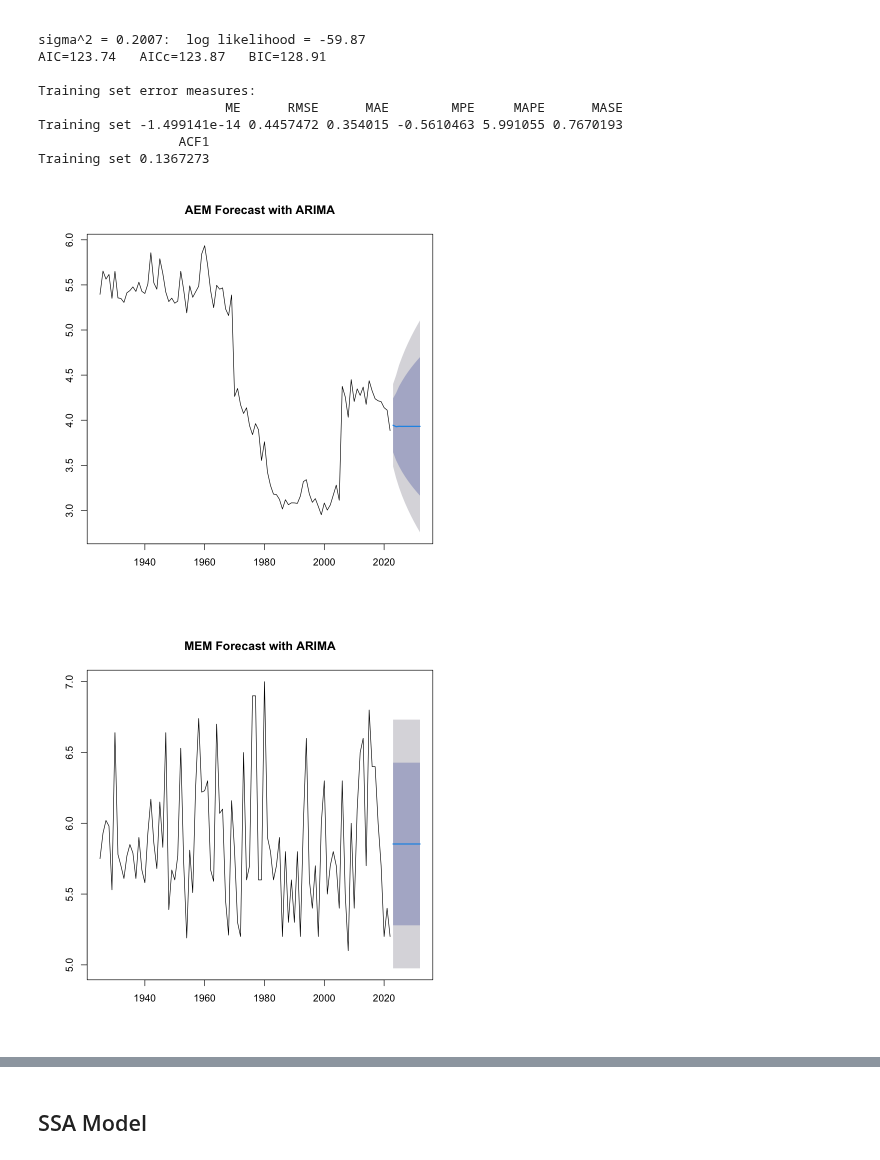
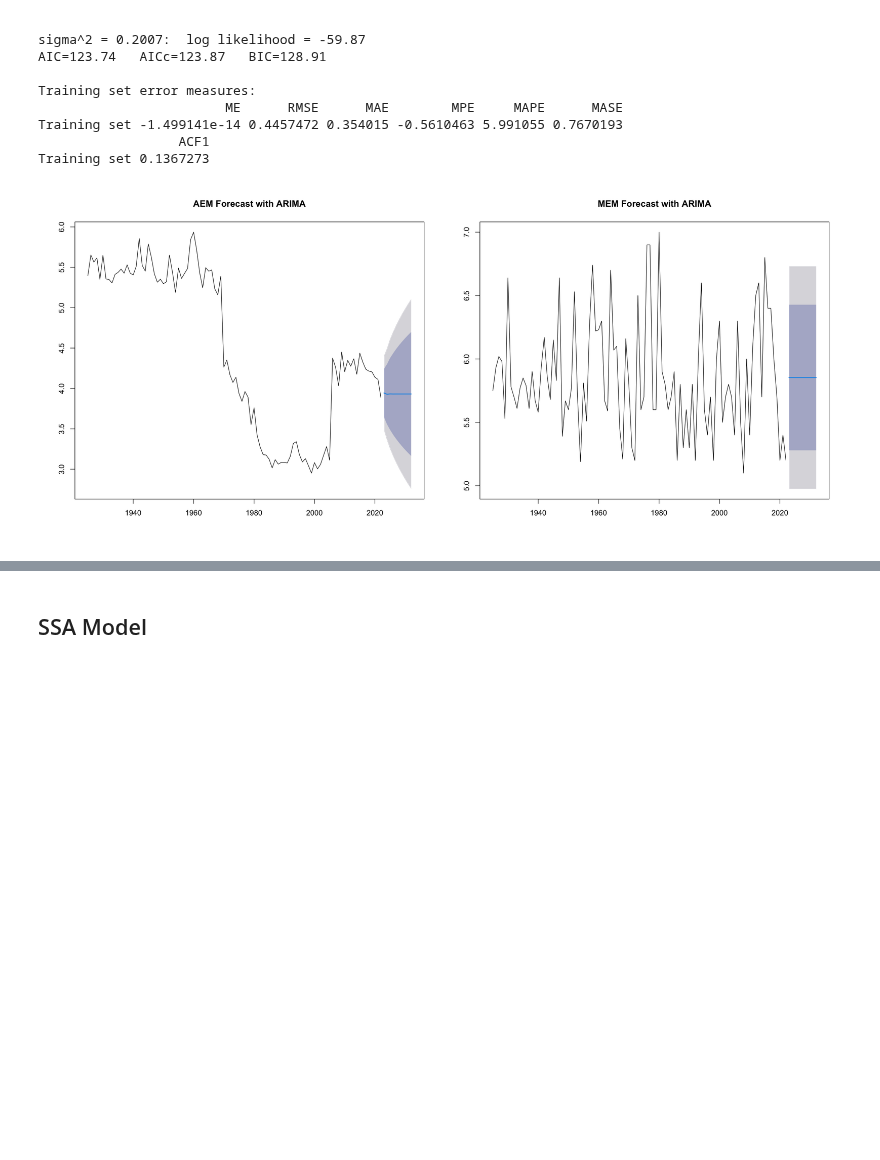
Before and after one commit to seccobenedetto/Earthquakes_Analysis_Italy, a Jupyter notebook: ARIMA_SSA.ipynb, the cells around one changed output, grey strips where cells are left out. Saved outputs shown, nothing was run; the diff lists cells and outputs as text; code cells hidden in the pictures; blank space fills up the shorter version.

```diff
--- a/ARIMA_SSA.ipynb
+++ b/ARIMA_SSA.ipynb
@@ -208,16 +265,17 @@ Training set 0.1367273
 # %%
 # Forecast next 10 years
 forecast_AEM <- forecast(model_AEM, h = 10)
-
-# Plot forecast
-plot(forecast_AEM, main = "AEM Forecast with ARIMA")
-
 # Forecast next 10 years
 forecast_MEM <- forecast(model_MEM, h = 10)
 
+
+par(mfrow = c(1, 2))  # Two plots side by side
+# Plot forecast
+plot(forecast_AEM, main = "AEM Forecast with ARIMA")
 # Plot forecast
 plot(forecast_MEM, main = "MEM Forecast with ARIMA")
+# Reset to default
+par(mfrow = c(1, 1))
 # %% [output]
-[figure, old version]
+[figure, new version]
-[figure, removed]
 # %%
```
Also changed, not shown: parts of 26 cells of this notebook.
